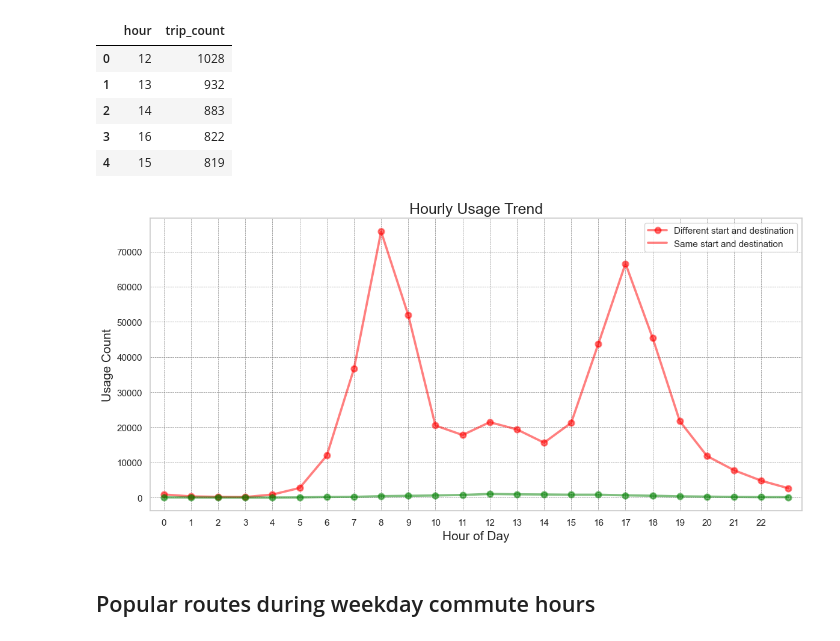
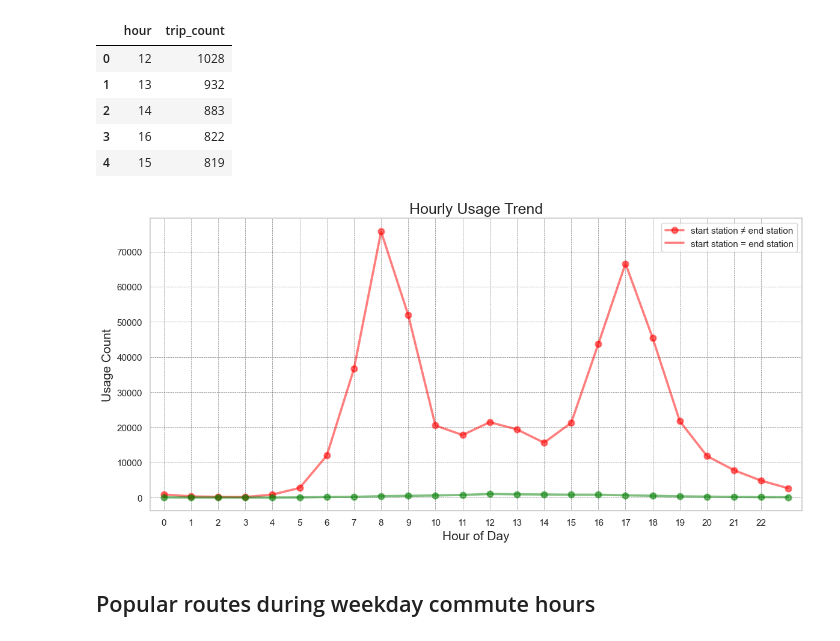
Before and after one commit to joanna-jaeeun/San-Francisco-bike-share-analysis, a Jupyter notebook: San Fransico Bike Share Analysis.ipynb, the cells around one changed output. Drawn from its saved outputs; the diff is of its cells as text; code cells hidden in the pictures.

```diff
--- a/San Fransico Bike Share Analysis.ipynb
+++ b/San Fransico Bike Share Analysis.ipynb
@@ -155,24 +157,28 @@ result41[:5]
 | 3 | 16 | 822 |
 | 4 | 15 | 819 |
 # %%
+# Create a graph using the two tables above.
+# In case 1, hours (8, 9, 16, 17, 18) show high usage.
+# In case 2, hours (12, 13, 14, 15, 16) show slightly higher usage than other times.
+
 sns.set_theme(style="whitegrid")
 
 plt.figure(figsize=(12, 6))
 sns.pointplot(x='hour', y='trip_count', data=result4, color='red', alpha=0.5, label='Dataset 1')
 sns.pointplot(x='hour', y='trip_count', data=result41, color='green', alpha=0.5, label='Dataset 2')
 
 plt.title("Hourly Usage Trend", fontsize=18)
 plt.xlabel("Hour of Day", fontsize=15)
 plt.ylabel("Usage Count", fontsize=15)
 plt.xticks(range(0, 23))
 
-plt.legend(labels=['Different start and destination', 'Same start and destination'])
+plt.legend(labels=['start station ≠ end station', 'start station = end station'])
 
 plt.grid(True, which='both', axis='both', linestyle='--', linewidth=0.5, color='gray')
 plt.tight_layout()
 plt.show()
 # %% [output]
-[figure, old version]
+[figure, new version]
 # %% [markdown]
 ## Popular routes during weekday commute hours
 # %% [markdown]
```
Also changed, not shown: parts of 19 cells of this notebook.
